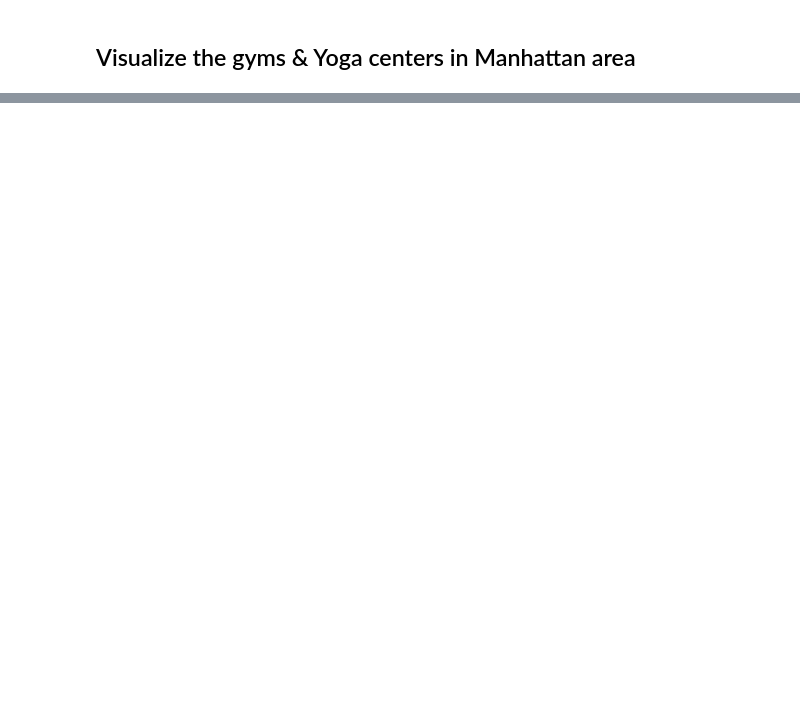
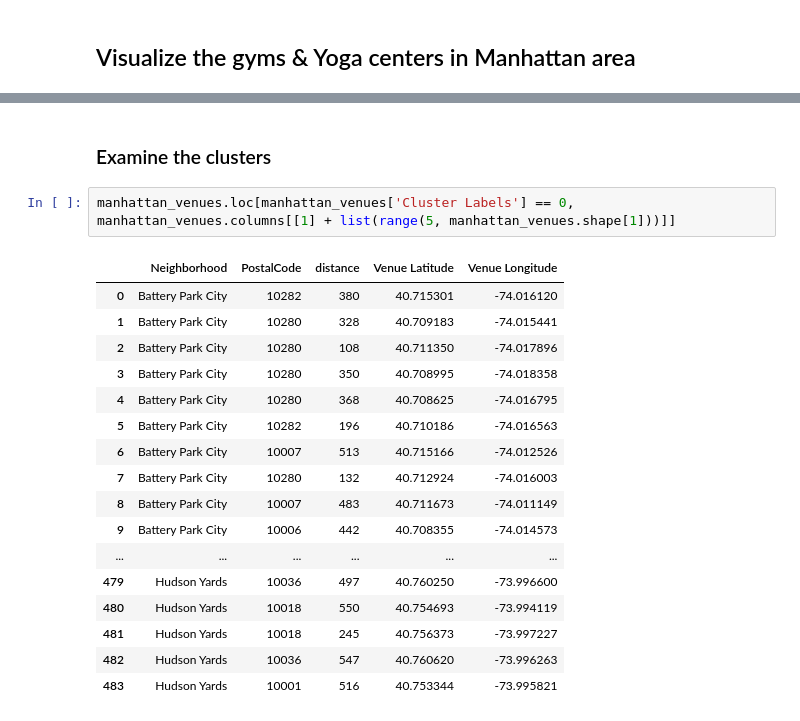
Before and after one commit to dgovil01/Coursera_Capstone, a Jupyter notebook: Capstone Final Project.ipynb, the cells around one changed output, grey strips where cells are left out. Saved outputs shown, nothing was run; the diff lists cells and outputs as text; blank space fills up the shorter version.

```diff
--- a/Capstone Final Project.ipynb
+++ b/Capstone Final Project.ipynb
@@ -547,0 +463,22 @@ map_clusters
+# %% [markdown]
+### Examine the clusters
+# %%
+manhattan_venues.loc[manhattan_venues['Cluster Labels'] == 0, manhattan_venues.columns[[1] + list(range(5, manhattan_venues.shape[1]))]]
+# %% [output]
+|  | Neighborhood | PostalCode | distance | Venue Latitude | Venue Longitude |
+| 0 | Battery Park City | 10282 | 380 | 40.715301 | -74.016120 |
+| 1 | Battery Park City | 10280 | 328 | 40.709183 | -74.015441 |
+| 2 | Battery Park City | 10280 | 108 | 40.711350 | -74.017896 |
+| 3 | Battery Park City | 10280 | 350 | 40.708995 | -74.018358 |
+| 4 | Battery Park City | 10280 | 368 | 40.708625 | -74.016795 |
+| 5 | Battery Park City | 10282 | 196 | 40.710186 | -74.016563 |
+| 6 | Battery Park City | 10007 | 513 | 40.715166 | -74.012526 |
+| 7 | Battery Park City | 10280 | 132 | 40.712924 | -74.016003 |
+| 8 | Battery Park City | 10007 | 483 | 40.711673 | -74.011149 |
+| 9 | Battery Park City | 10006 | 442 | 40.708355 | -74.014573 |
+| ... | ... | ... | ... | ... | ... |
+| 479 | Hudson Yards | 10036 | 497 | 40.760250 | -73.996600 |
+| 480 | Hudson Yards | 10018 | 550 | 40.754693 | -73.994119 |
+| 481 | Hudson Yards | 10018 | 245 | 40.756373 | -73.997227 |
+| 482 | Hudson Yards | 10036 | 547 | 40.760620 | -73.996263 |
+| 483 | Hudson Yards | 10001 | 516 | 40.753344 | -73.995821 |
```
Also changed, not shown: parts of 37 cells of this notebook.
